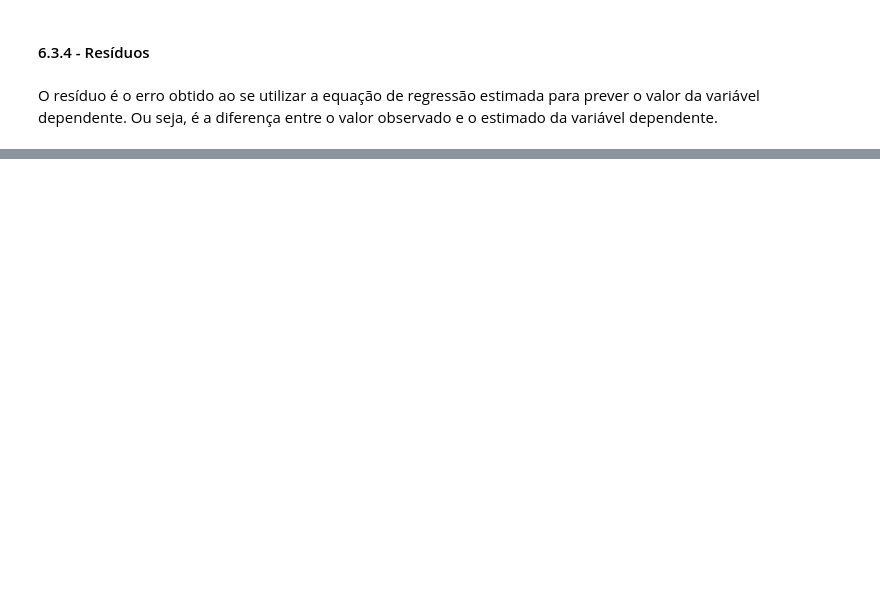
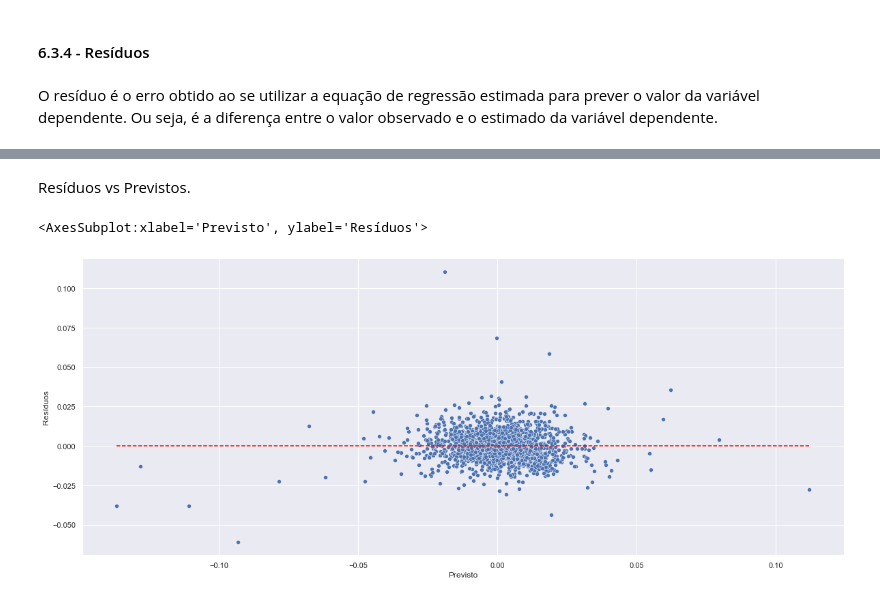
Before and after one commit to pauloceliojr/aedi-prova-final, a Jupyter notebook: prova_final.ipynb, the cells around one changed output, grey strips where cells are left out. Cells and saved outputs as stored; diff of their text form; code cells hidden in the pictures; blank space fills up the shorter version.

```diff
--- a/prova_final.ipynb
+++ b/prova_final.ipynb
@@ -815,0 +799,12 @@ dataset
+# %% [markdown]
+Resíduos vs Previstos.
+# %%
+ax = sns.scatterplot(x=modelo_ajustado.fittedvalues, y=modelo_ajustado.resid)
+ax.figure.set_size_inches(20, 8)
+ax.hlines(y=0, xmin=modelo_ajustado.fittedvalues.min(), xmax = modelo_ajustado.fittedvalues.max(), colors='red', linestyles='dashed')
+ax.set_xlabel('Previsto')
+ax.set_ylabel('Resíduos')
+ax
+# %% [output]
+<AxesSubplot:xlabel='Previsto', ylabel='Resíduos'>
+[figure, added]
```
Also changed, not shown: parts of 82 cells of this notebook.
